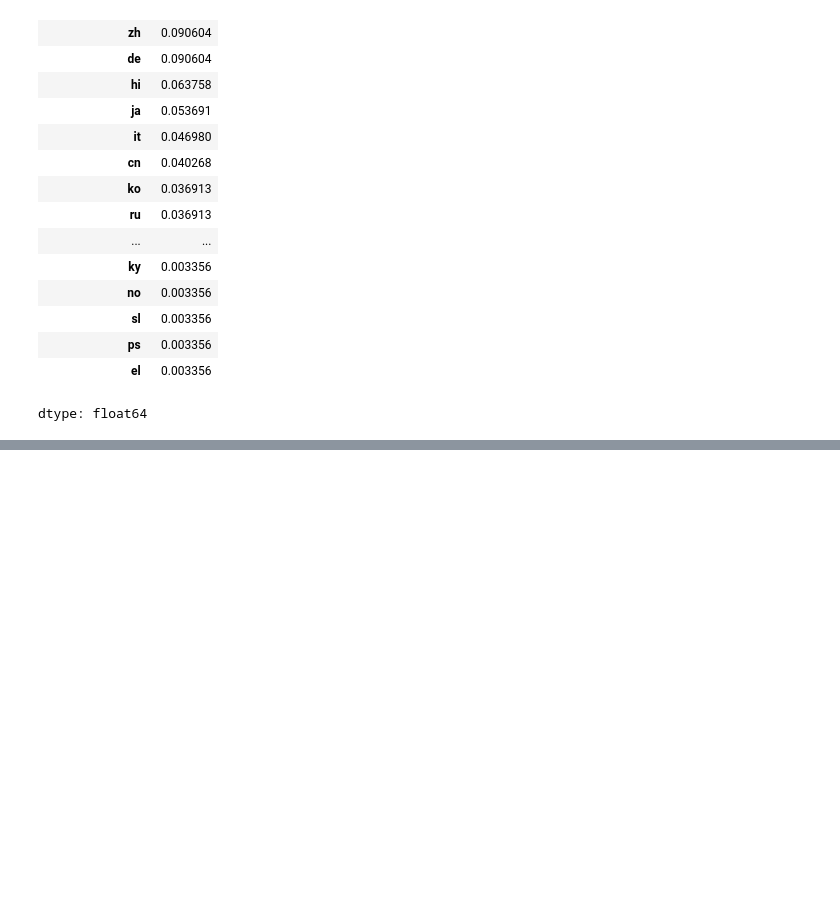
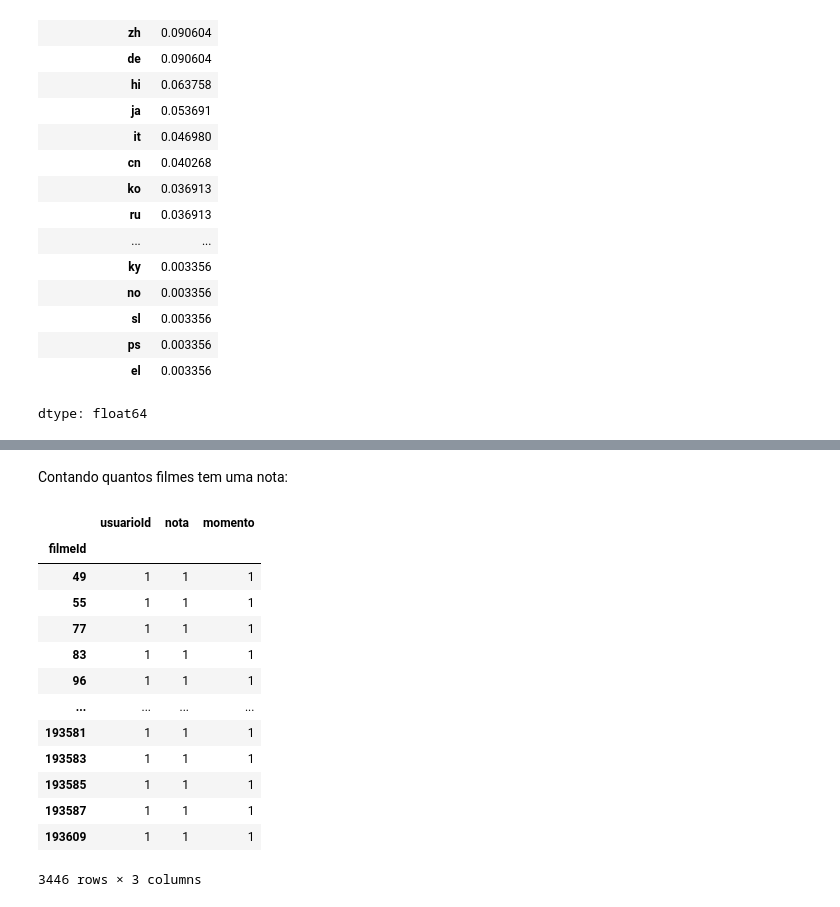
Before and after one commit to Camillabgarcia/data_science, a Jupyter notebook: Explorando_e_analisando_dados_1.ipynb, the cells around one changed output, grey strips where cells are left out. Cells and saved outputs as stored; diff of their text form; code cells hidden in the pictures; blank space fills up the shorter version.

```diff
--- a/Explorando_e_analisando_dados_1.ipynb
+++ b/Explorando_e_analisando_dados_1.ipynb
@@ -493,0 +579,19 @@ dtype: float64
+# %% [markdown]
+Contando quantos filmes tem uma nota:
+# %%
+notas.groupby('filmeId').count().query('nota == 1')
+# %% [output]
+|  | usuarioId | nota | momento |
+| filmeId |  |  |  |
+| 49 | 1 | 1 | 1 |
+| 55 | 1 | 1 | 1 |
+| 77 | 1 | 1 | 1 |
+| 83 | 1 | 1 | 1 |
+| 96 | 1 | 1 | 1 |
+| ... | ... | ... | ... |
+| 193581 | 1 | 1 | 1 |
+| 193583 | 1 | 1 | 1 |
+| 193585 | 1 | 1 | 1 |
+| 193587 | 1 | 1 | 1 |
+| 193609 | 1 | 1 | 1 |
+3446 rows × 3 columns
```
Also changed, not shown: parts of 12 cells of this notebook.
